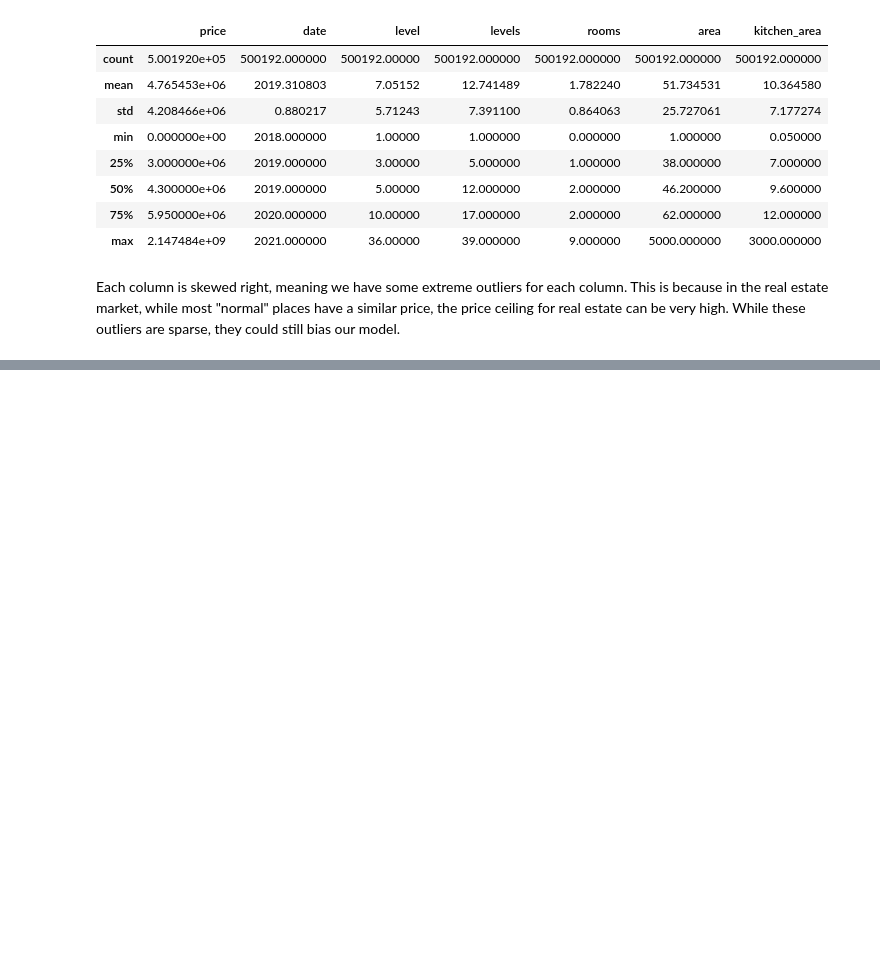
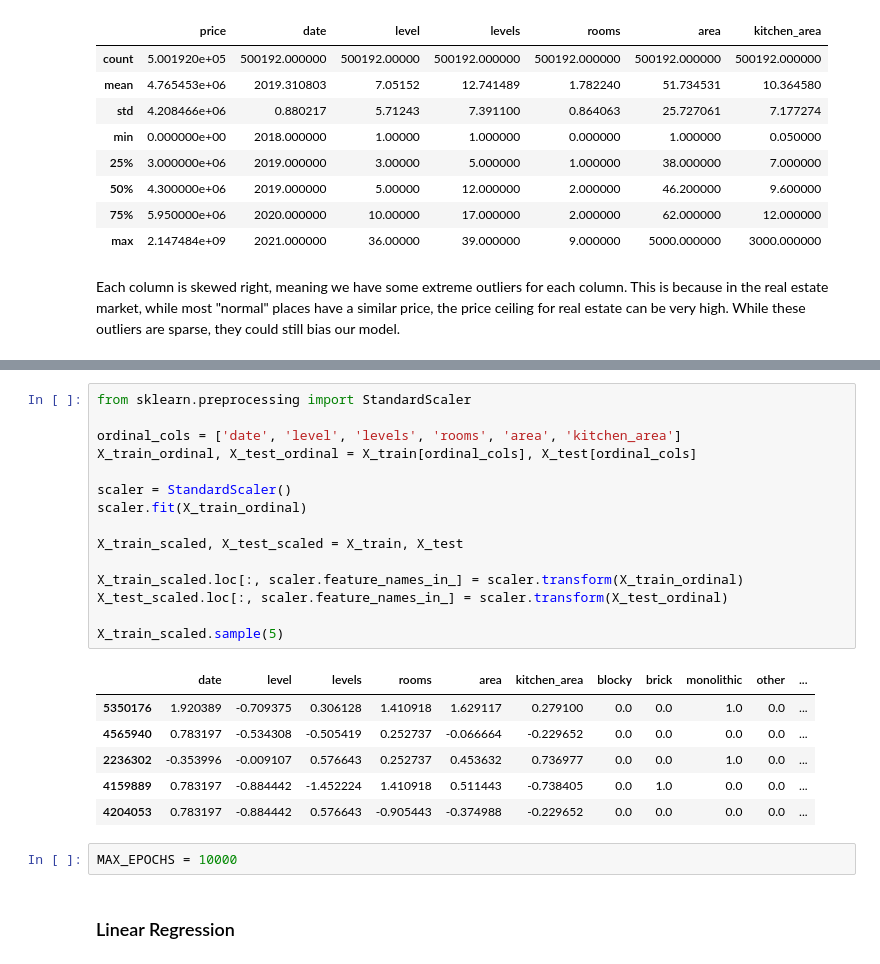
Before and after one commit to COGS118A/Group005-SP23, a Jupyter notebook: prelim.ipynb, the cells around one changed output, grey strips where cells are left out. Cells and saved outputs as stored; diff of their text form; blank space fills up the shorter version.

```diff
--- a/prelim.ipynb
+++ b/prelim.ipynb
@@ -119,0 +169,26 @@ Each variable seems to have a weak
+# %%
+from sklearn.preprocessing import StandardScaler
+
+ordinal_cols = ['date', 'level', 'levels', 'rooms', 'area', 'kitchen_area']
+X_train_ordinal, X_test_ordinal = X_train[ordinal_cols], X_test[ordinal_cols]
+
+scaler = StandardScaler()
+scaler.fit(X_train_ordinal)
+
+X_train_scaled, X_test_scaled = X_train, X_test
+
+X_train_scaled.loc[:, scaler.feature_names_in_] = scaler.transform(X_train_ordinal)
+X_test_scaled.loc[:, scaler.feature_names_in_] = scaler.transform(X_test_ordinal)
+
+X_train_scaled.sample(5)
+# %% [output]
+|  | date | level | levels | rooms | area | kitchen_area | blocky | brick | monolithic | other | ... |
+| 5350176 | 1.920389 | -0.709375 | 0.306128 | 1.410918 | 1.629117 | 0.279100 | 0.0 | 0.0 | 1.0 | 0.0 | ... |
+| 4565940 | 0.783197 | -0.534308 | -0.505419 | 0.252737 | -0.066664 | -0.229652 | 0.0 | 0.0 | 0.0 | 0.0 | ... |
+| 2236302 | -0.353996 | -0.009107 | 0.576643 | 0.252737 | 0.453632 | 0.736977 | 0.0 | 0.0 | 1.0 | 0.0 | ... |
+| 4159889 | 0.783197 | -0.884442 | -1.452224 | 1.410918 | 0.511443 | -0.738405 | 0.0 | 1.0 | 0.0 | 0.0 | ... |
+| 4204053 | 0.783197 | -0.884442 | 0.576643 | -0.905443 | -0.374988 | -0.229652 | 0.0 | 0.0 | 0.0 | 0.0 | ... |
+# %%
+MAX_EPOCHS = 10000
+# %% [markdown]
+### Linear Regression
```
Also changed, not shown: parts of 17 cells of this notebook.
